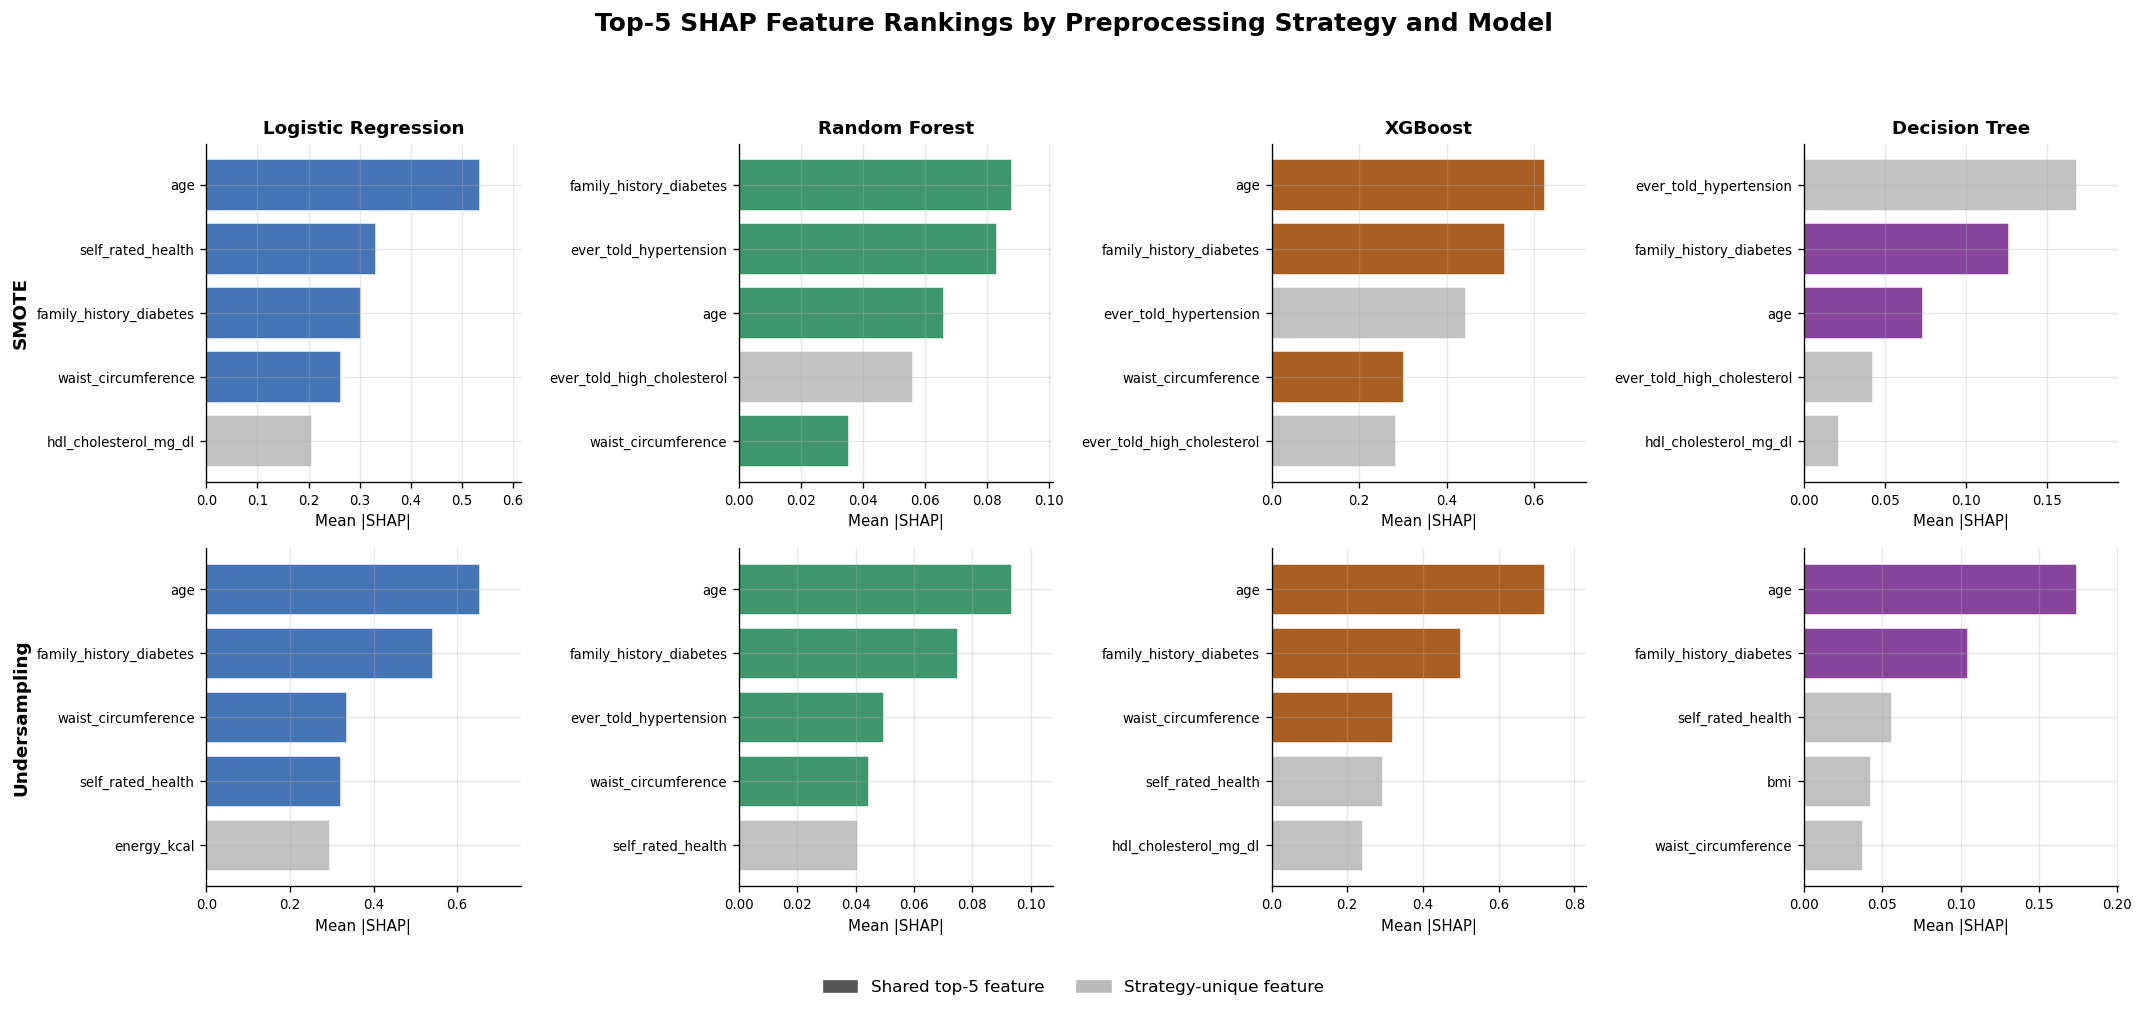
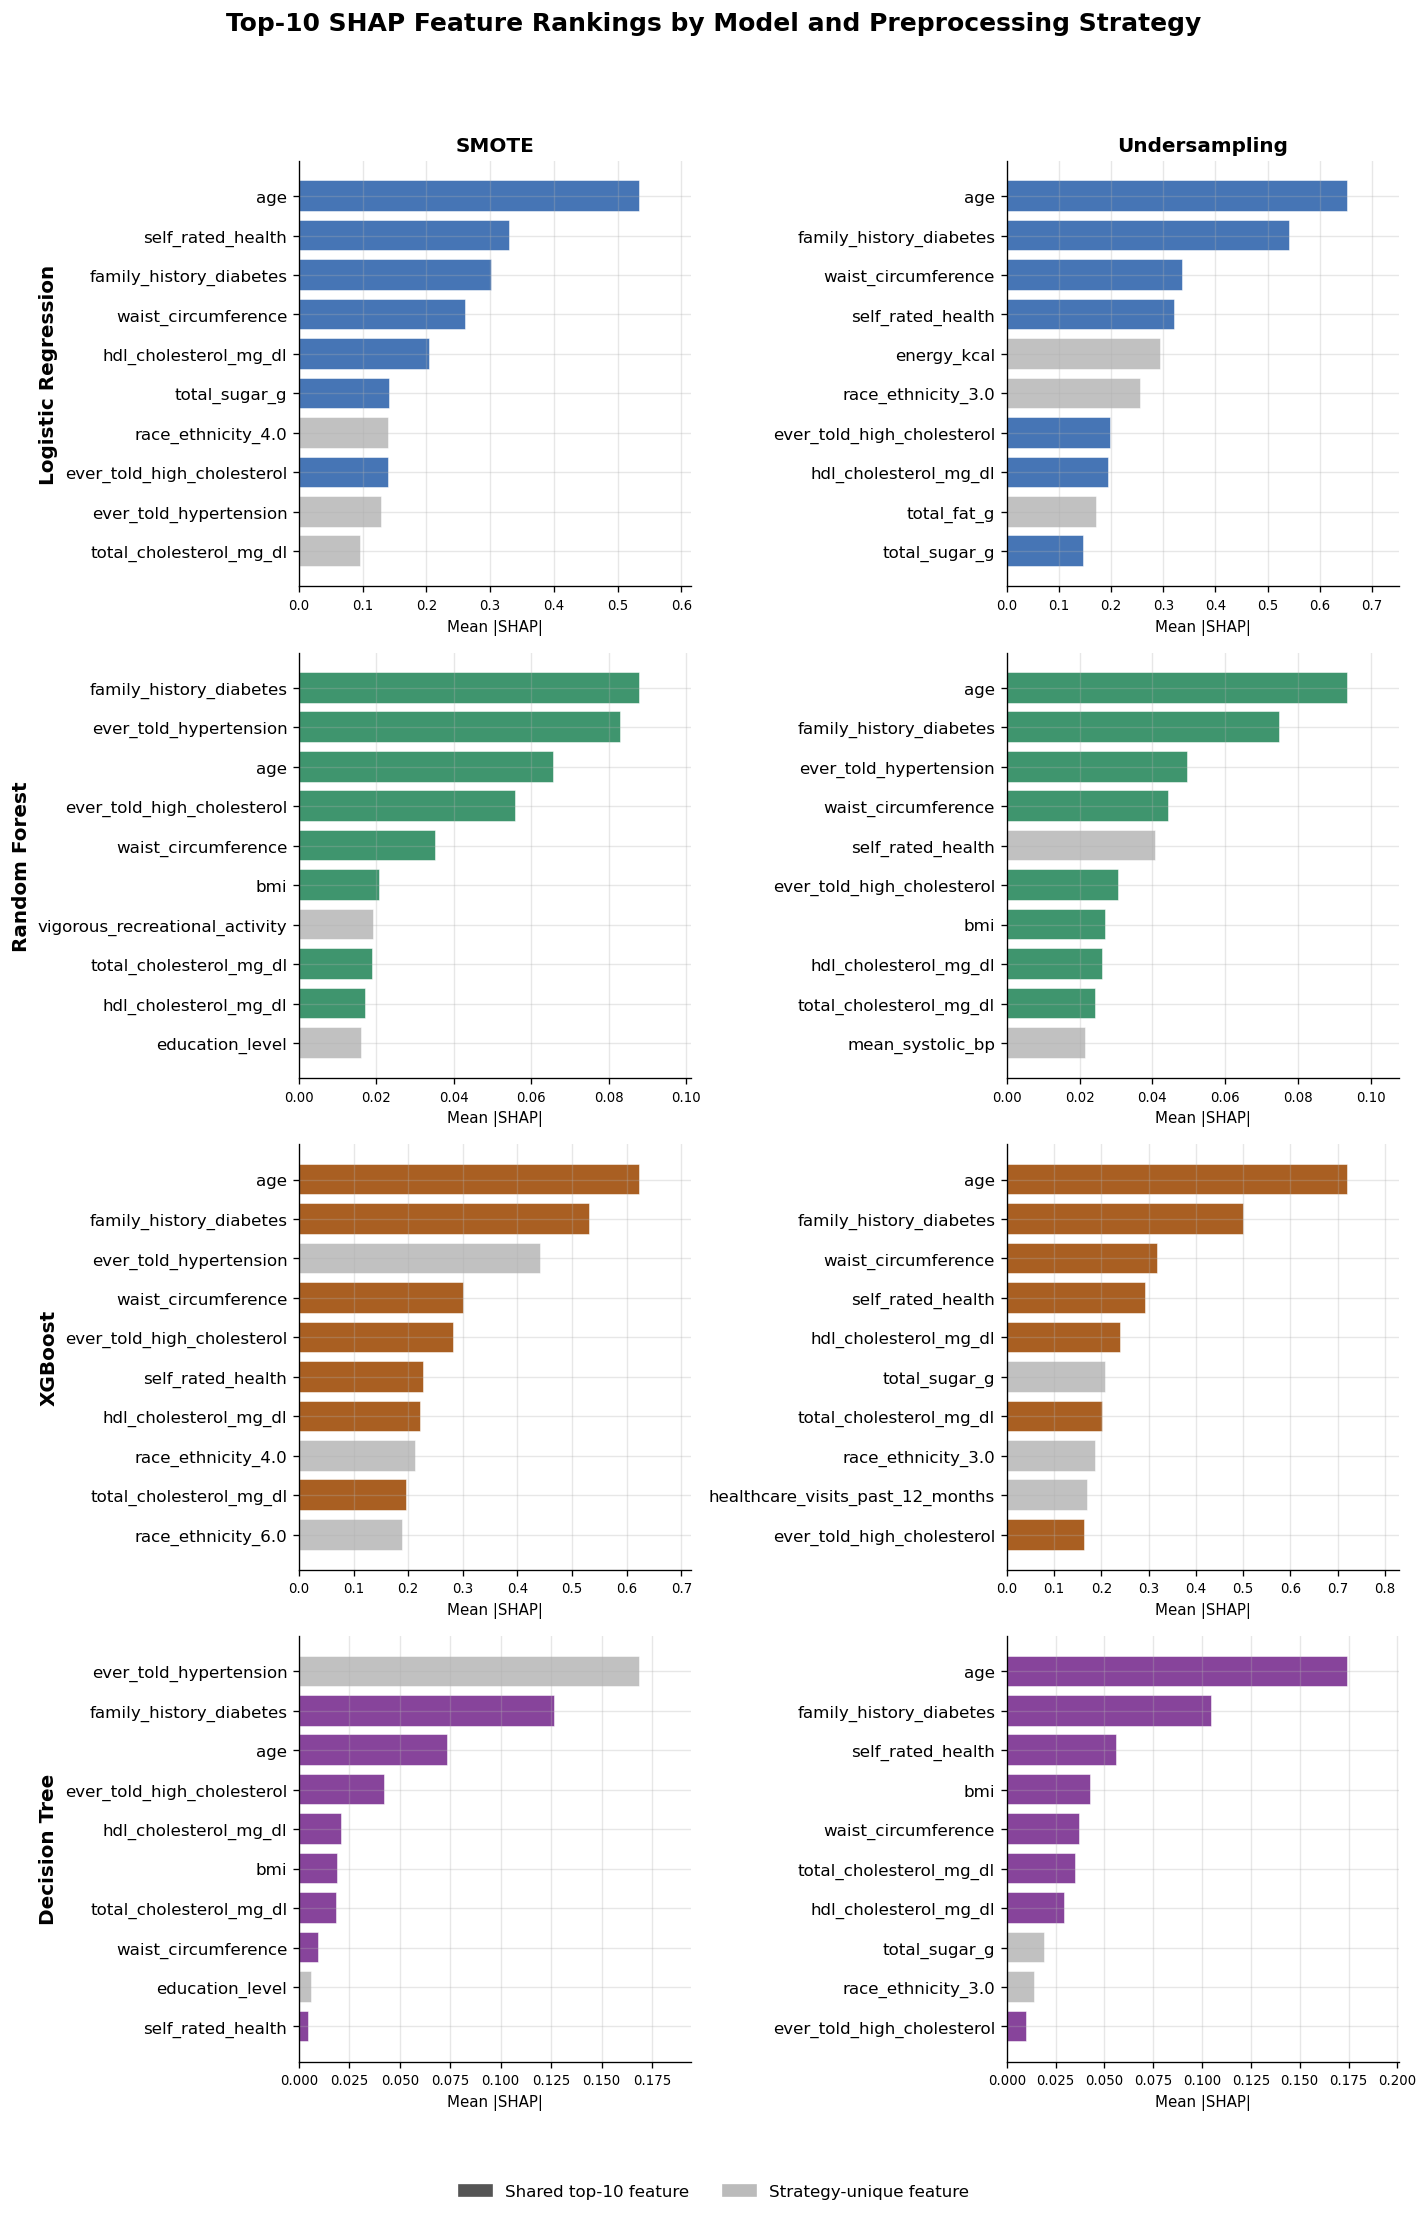
Unified diff of the notebook cell whose output changed from the first chart to the second:
--- before
+++ after
@@ -1,12 +1,19 @@
 fig, axes = plt.subplots(
-    nrows=len(STRATEGIES),
-    ncols=len(MODELS),
-    figsize=(18, 8),
+    nrows=len(MODELS),
+    ncols=len(STRATEGIES),
+    figsize=(12, 18),
     sharex=False,
     sharey=False
 )
 
-for row_idx, strategy in enumerate(STRATEGIES):
-    for col_idx, model in enumerate(MODELS):
+if len(MODELS) == 1 and len(STRATEGIES) == 1:
+    axes = np.array([[axes]])
+elif len(MODELS) == 1:
+    axes = np.array([axes])
+elif len(STRATEGIES) == 1:
+    axes = np.array([[ax] for ax in axes])
+
+for row_idx, model in enumerate(MODELS):
+    for col_idx, strategy in enumerate(STRATEGIES):
         ax = axes[row_idx, col_idx]
         color = MODEL_COLORS[model]
@@ -18,5 +25,8 @@
 
         if subset.empty:
-            ax.set_title(model if row_idx == 0 else "", fontsize=10, fontweight="bold")
+            if row_idx == 0:
+                ax.set_title(strategy, fontsize=12, fontweight="bold")
+            if col_idx == 0:
+                ax.set_ylabel(model, fontsize=12, fontweight="bold")
             ax.text(0.5, 0.5, "No data", ha="center", va="center", transform=ax.transAxes)
             ax.set_axis_off()
@@ -40,13 +50,13 @@
 
         if row_idx == 0:
-            ax.set_title(model, fontsize=11, fontweight="bold")
+            ax.set_title(strategy, fontsize=12, fontweight="bold")
 
         if col_idx == 0:
-            ax.set_ylabel(strategy, fontsize=11, fontweight="bold")
+            ax.set_ylabel(model, fontsize=12, fontweight="bold")
         else:
             ax.set_ylabel("")
 
         ax.set_xlabel("Mean |SHAP|", fontsize=9)
-        ax.tick_params(axis="y", labelsize=8)
+        ax.tick_params(axis="y", labelsize=10)
         ax.tick_params(axis="x", labelsize=8)
 
@@ -62,21 +72,20 @@
     ncol=2,
     fontsize=10,
-    bbox_to_anchor=(0.5, -0.02),
+    bbox_to_anchor=(0.5, -0.01),
     frameon=False
 )
 
 fig.suptitle(
-    f"Top-{TOP_N} SHAP Feature Rankings by Preprocessing Strategy and Model",
+    f"Top-{TOP_N} SHAP Feature Rankings by Model and Preprocessing Strategy",
     fontsize=15,
     fontweight="bold",
-    y=1.02
+    y=1.01
 )
 
-plt.tight_layout(rect=[0, 0.04, 1, 0.97])
+plt.tight_layout(rect=[0, 0.03, 1, 0.98])
 plt.savefig(
-    "../results/figures/preprocessing_feature_consistency/top5_rankings_2x4_grid.png",
+    "../results/figures/preprocessing_feature_consistency/top10_rankings_4x2_grid.png",
     bbox_inches="tight",
     dpi=300
 )
 plt.show()
-

Commit: Changed Chart styling